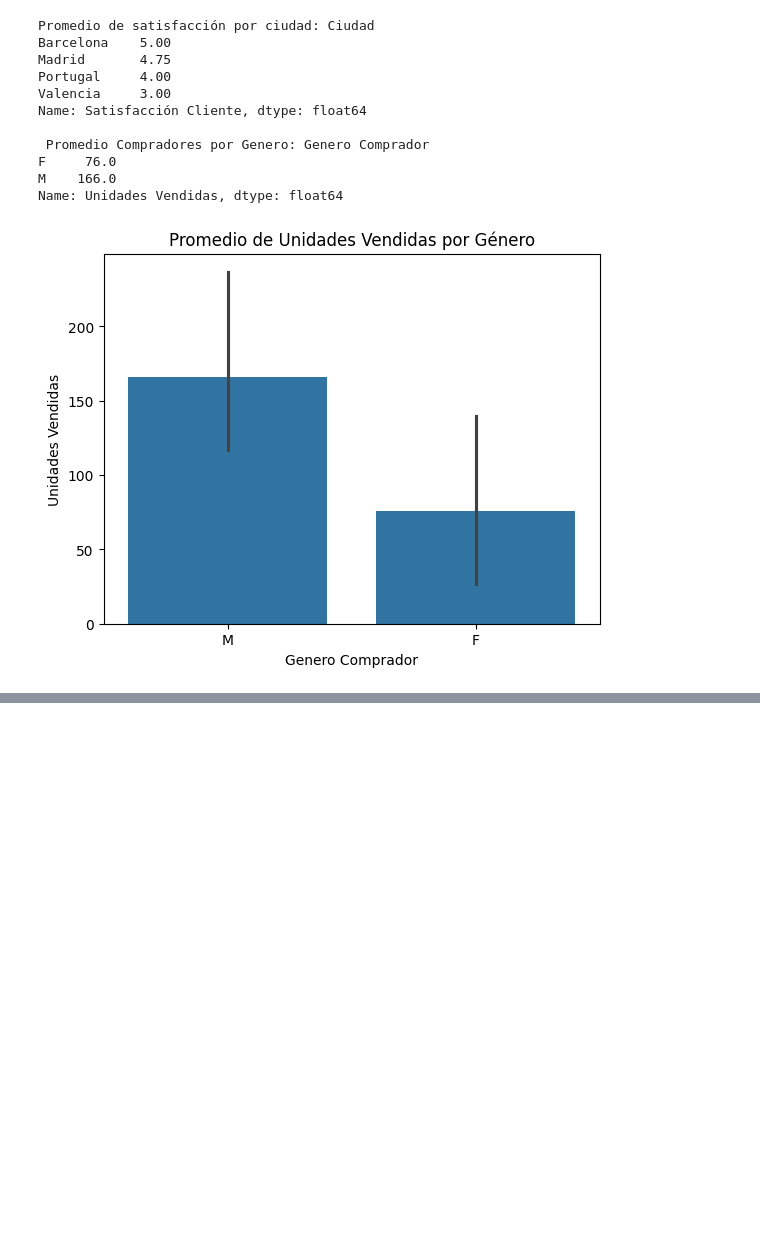
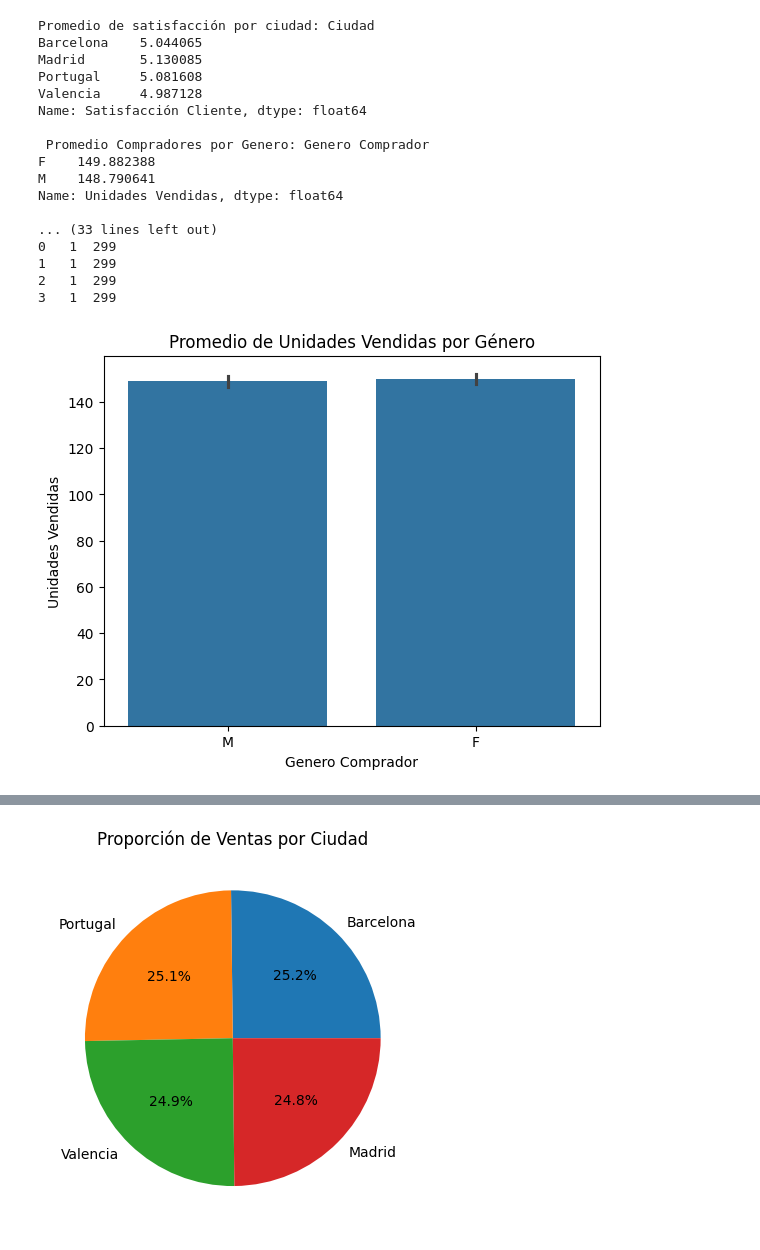
Before and after one commit to espiritudeaire/python-lybraries, a Jupyter notebook: pandas_taller.ipynb, the cells around one changed output, grey strips where cells are left out. Drawn from its saved outputs; the diff is of its cells as text; code cells hidden in the pictures; blank space fills up the shorter version.

```diff
--- a/pandas_taller.ipynb
+++ b/pandas_taller.ipynb
@@ -7,7 +7,7 @@ import numpy as np
 producto = ['Laptop', 'Smartphone', 'Audifonos', 'Monitor', 'Teclado', 'Mouse']
 ciudades = ['Madrid', 'Barcelona', 'Portugal', 'Valencia',]
 generos = ['F', 'M']
-num_datos = 10
+num_datos = 10000
 
 datos_ventas = {
     'Producto': np.random.choice(producto, num_datos),
@@ -15,7 +15,8 @@ datos_ventas = {
     'Unidades Vendidas': np.random.randint(1, 300, num_datos),
     'Ciudad': np.random.choice(ciudades, num_datos),
     'Genero Comprador': np.random.choice(generos, num_datos),
-    'Satisfacción Cliente': np.random.randint(1, 10, num_datos)
+    'Satisfacción Cliente': np.random.randint(1, 10, num_datos),
+    'Tiempo de Envío (días)': np.random.randint(1, 15, num_datos)
 }
 
 df_ventas = pd.DataFrame(datos_ventas)
@@ -38,37 +39,81 @@ print(f'Promedio de satisfacción por ciudad: {promedio_satisfaccion}')
 
 promedio_compradores = df_ventas.groupby(['Genero Comprador'])['Unidades Vendidas'].mean()
 print(f'\n Promedio Compradores por Genero: {promedio_compradores}')
 
+# 1. Estadísticas básicas
+print("\n--- Estadísticas Básicas ---\n")
+print(df_ventas.describe())
+df_ventas.describe().to_csv('estadisticas_basicas.csv')
+
+
+# 2. Estadísticas por ciudad
+print("\n--- Estadísticas por Ciudad ---\n")
+estadisticas_ciudad = df_ventas.groupby('Ciudad').agg({
+    'Total Ventas': ['mean', 'sum', 'min', 'std'],
+    'Unidades Vendidas': ['sum', 'min', 'max']
+}).reset_index()
+print(estadisticas_ciudad)
+estadisticas_ciudad.to_csv('estadisticas_por_ciudad.csv')
 
 #CREANDO GRAFICOS
 
 sns.barplot(x = 'Genero Comprador', y = 'Unidades Vendidas', data = df_ventas)
 plt.title('Promedio de Unidades Vendidas por Género')
 plt.show()
 
 promedio_satisfaccion.plot(kind='bar')
 plt.title('Promedio de Satisfacción de cliente por ciudad')
 plt.ylabel('Satisfacción')
 plt.show()
 
 conteo_genero_ciudad = df_ventas.groupby(['Ciudad','Genero Comprador']).size().reset_index(name='Conteo')
 sns.barplot(x = 'Ciudad', y = 'Conteo', hue='Genero Comprador', data = conteo_genero_ciudad)
 plt.show()
 
 # CORRECCIÓN para plot (graficar líneas)
 sns.lineplot(x='Ciudad', y='Conteo', hue='Genero Comprador', data=conteo_genero_ciudad)
 plt.title('Tendencia del Conteo de Ventas por Género y Ciudad')
 plt.show()
+
+ventas_por_ciudad = df_ventas['Ciudad'].value_counts()
+plt.pie(ventas_por_ciudad, labels=ventas_por_ciudad.index, autopct='%1.1f%%')
+plt.title('Proporción de Ventas por Ciudad')
+plt.show()
+
+sns.barplot(x = 'Ciudad', y = ('Total Ventas', 'std'), data = estadisticas_ciudad)
+plt.show()
+
+# 4. Boxplot: Distribución de precios por producto
+plt.figure(figsize=(10, 6))
+sns.boxplot(x='Producto', y='Precio', data=df_ventas)
+plt.title('Distribución de Precios por Producto')
+plt.ylabel('Precio (€)')
+plt.xticks(rotation=45)
+plt.show()
+
+# 7. Gráfico de líneas: Tendencias de satisfacción del cliente a lo largo del tiempo de envío
+plt.figure(figsize=(10, 6))
+sns.lineplot(x='Tiempo de Envío (días)', y='Satisfacción Cliente', hue='Ciudad', data=df_ventas, marker='o')
+plt.title('Tendencia de Satisfacción según el Tiempo de Envío')
+plt.xlabel('Tiempo de Envío (días)')
+plt.ylabel('Satisfacción del Cliente')
+plt.show()
 # %% [output]
 Promedio de satisfacción por ciudad: Ciudad
-Barcelona    5.00
-Madrid       4.75
-Portugal     4.00
-Valencia     3.00
+Barcelona    5.044065
+Madrid       5.130085
+Portugal     5.081608
+Valencia     4.987128
 Name: Satisfacción Cliente, dtype: float64
 
  Promedio Compradores por Genero: Genero Comprador
-F     76.0
-M    166.0
+F    149.882388
+M    148.790641
 Name: Unidades Vendidas, dtype: float64
+
+... (33 lines left out)
+0   1  299
+1   1  299
+2   1  299
+3   1  299
-[figure, old version]
+[figure, new version]
@@ -77,0 +123 @@ Name: Unidades Vendidas, dtype: float64
+[figure, added]
```
Also changed, not shown: parts of 1 cell of this notebook, 3 other files.
